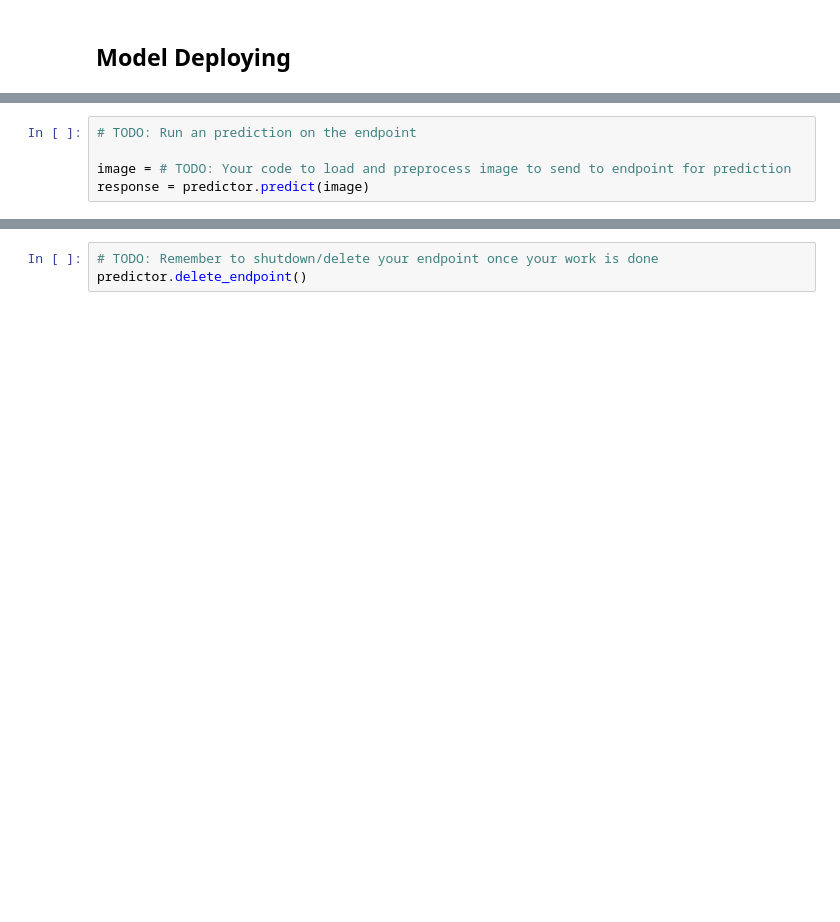
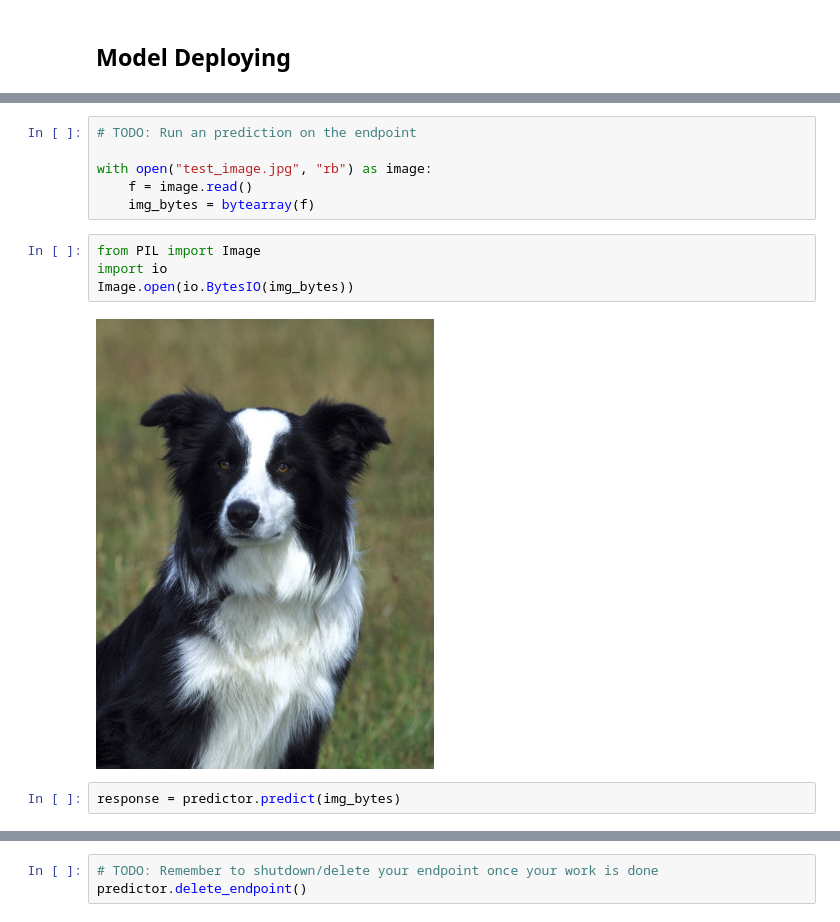
Before and after one commit to kzouhar/uda-deep-learning-computer-vision, a Jupyter notebook: train_and_deploy.ipynb, the cells around one changed output, grey strips where cells are left out. Cells and saved outputs as stored; diff of their text form; blank space fills up the shorter version.

```diff
--- a/train_and_deploy.ipynb
+++ b/train_and_deploy.ipynb
@@ -339,5 +456,0 @@ predictor=estimator.deploy() # TODO: Add your deployment configuration like inst
-# %%
-# TODO: Run an prediction on the endpoint
-
-image = # TODO: Your code to load and preprocess image to send to endpoint for prediction
-response = predictor.predict(image)
@@ -343,0 +492,14 @@ response = predictor.predict(image)
+# %%
+# TODO: Run an prediction on the endpoint
+
+with open("test_image.jpg", "rb") as image:
+    f = image.read()
+    img_bytes = bytearray(f)
+# %%
+from PIL import Image
+import io
+Image.open(io.BytesIO(img_bytes))
+# %% [output]
+[figure, added]
+# %%
+response = predictor.predict(img_bytes)
```
Also changed, not shown: parts of 24 cells of this notebook.
